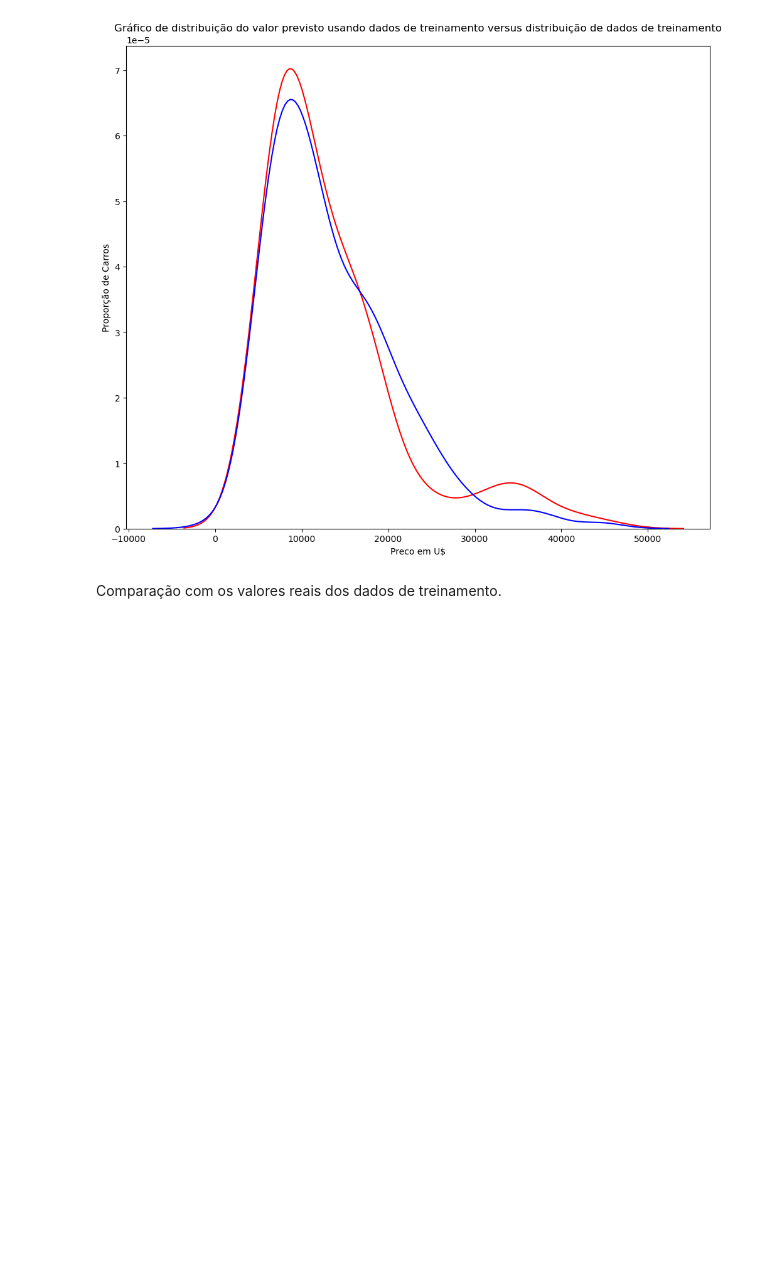
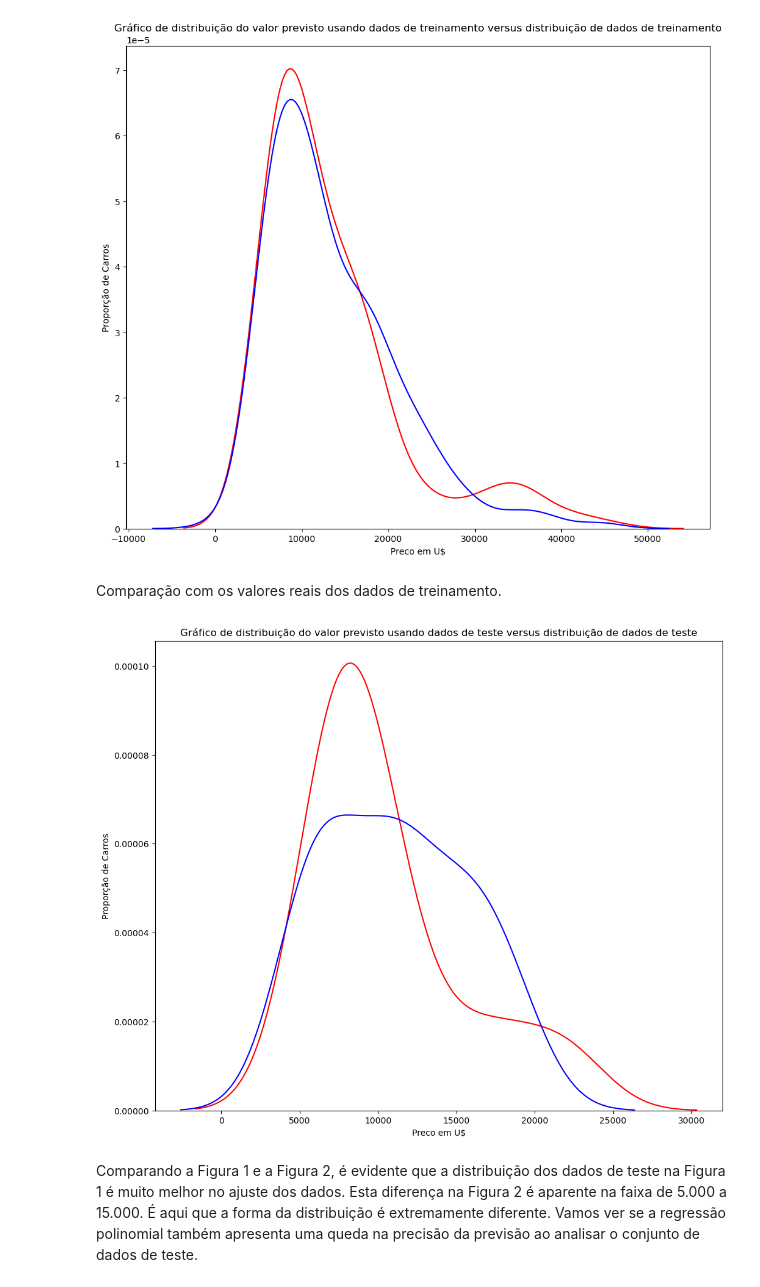
Before and after one commit to lzmattana/IBM-DataScience, a Jupyter notebook: data-analysis-with-python/ds-carros/carros85_avaliação_refinamento.ipynb, the cells around one changed output. Cells and saved outputs as stored; diff of their text form; code cells hidden in the pictures; blank space fills up the shorter version.

```diff
--- a/data-analysis-with-python/ds-carros/carros85_avaliação_refinamento.ipynb
+++ b/data-analysis-with-python/ds-carros/carros85_avaliação_refinamento.ipynb
@@ -221,3 +222,10 @@ DistributionPlot(y_treino, yhat_treino, "Valores Atuais (Treino)", "Valores Prev
 [figure]
 # %% [markdown]
 Comparação com os valores reais dos dados de treinamento.
+# %%
+Title= 'Gráfico de distribuição do valor previsto usando dados de teste versus distribuição de dados de teste'
+DistributionPlot(y_teste,yhat_teste,"Valores Atuais (Treino)", "Valores Previstos (Treino)",Title)
+# %% [output]
+[figure, added]
+# %% [markdown]
+Comparando a Figura 1 e a Figura 2, é evidente que a distribuição dos dados de teste na Figura 1 é muito melhor no ajuste dos dados. Esta diferença na Figura 2 é aparente na faixa de 5.000 a 15.000. É aqui que a forma da distribuição é extremamente diferente. Vamos ver se a regressão polinomial também apresenta uma queda na precisão da previsão ao analisar o conjunto de dados de teste.
```
Also changed, not shown: parts of 18 cells of this notebook, 1 other file.
